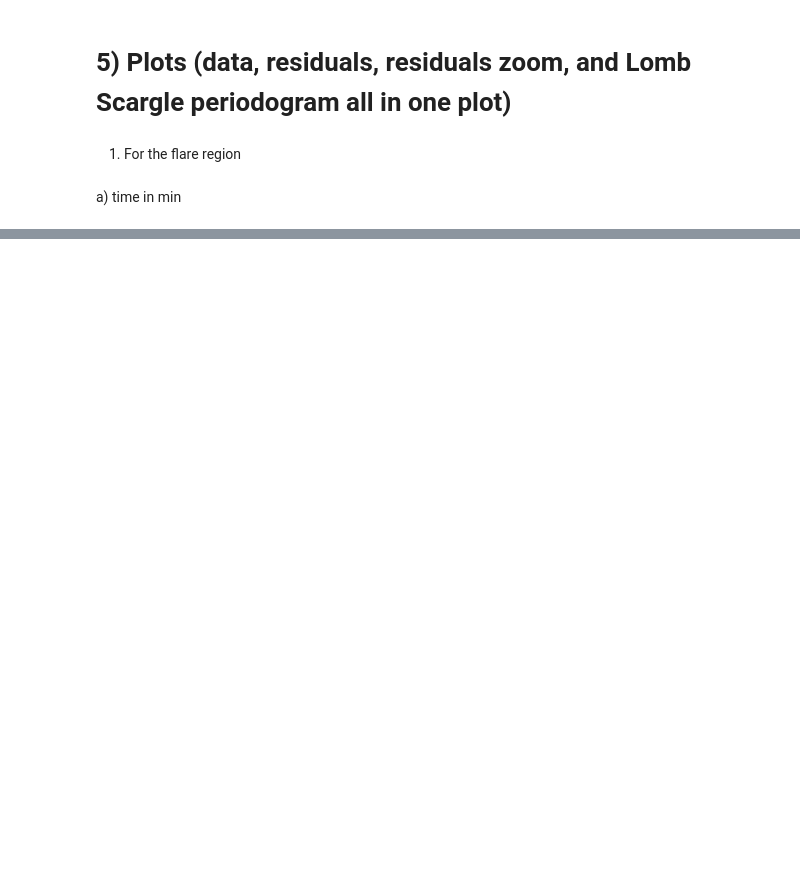
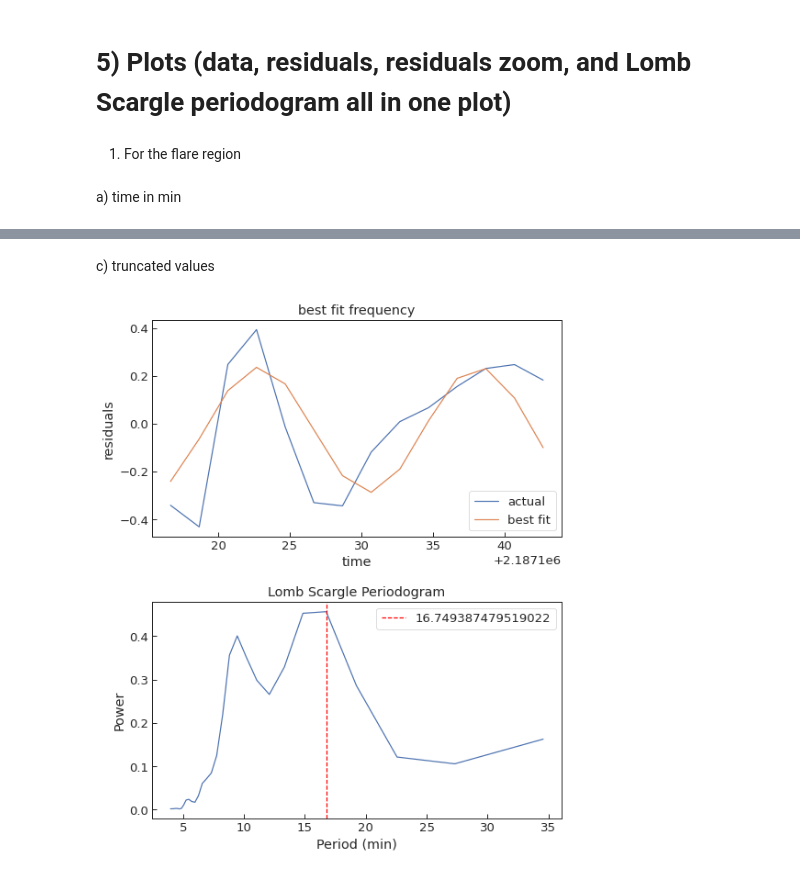
Before and after one commit to Prachi-Rahate/Flare_Leaps, a Jupyter notebook: TIC_1403938/TIC_1403938_ns_25_july/TIC_1403938_ns_1flare/TIC_1403938_ns_final.ipynb, the cells around one changed output, grey strips where cells are left out. Drawn from its saved outputs; the diff is of its cells as text; code cells hidden in the pictures; blank space fills up the shorter version.

Commit message:
truncates

```diff
--- a/TIC_1403938/TIC_1403938_ns_25_july/TIC_1403938_ns_1flare/TIC_1403938_ns_final.ipynb
+++ b/TIC_1403938/TIC_1403938_ns_25_july/TIC_1403938_ns_1flare/TIC_1403938_ns_final.ipynb
@@ -382,0 +475,2 @@ plt.subplots_adjust(hspace=0.3)
+# %% [markdown]
+c) truncated values
@@ -382,0 +481,65 @@ plt.subplots_adjust(hspace=0.3)
+# %%
+time = file["time"]
+flux = file["flux"]
+residuals = file ["residuals"]
+model = file["model"]
+
+t_start = 1518.8310276235154
+t_end = 1518.849083613405355
+# %%
+ind = np.where((time >= t_start) & (time <= t_end))
+
+time1 = time[ind]
+flux1 = flux[ind]
+residuals1 = residuals[ind]
+model1= model[ind]
+
+time_in_days = (1/100)*u.day
+time_in_days.to(u.min)
+time1_days = time1*u.day
+time_min = time1_days.to(u.min).value
+# %%
+fig,(ax4,ax5) = plt.subplots(2,1, figsize = (8,10))
+
+#4) Best frequency
+frequency, power = LombScargle(time_min, residuals1).autopower()#(nyquist_factor = 1)
+best_frequency = frequency[np.argmax(power)]
+t_fit = time_min
+ls = LombScargle(time_min, residuals1)
+y_fit = ls.model(t_fit, best_frequency)
+ax4.plot(time_min,residuals1, label = "actual")
+ax4.plot(t_fit, y_fit, label = "best fit")
+ax4.title.set_text("best fit frequency")
+ax4.set_xlabel("time")
+ax4.set_ylabel("residuals")
+ax4.legend()
+
+
+
+#5) lomb scargle applied
+min_period = 4  #for having in minutes
+#min_period =(4/60/24.)in days; 4 min converted into days; determined by Nyquist frequency because of TESS 2 min cadence
+
+max_period = 2 * 0.012 *1440 #for converting into min multiplied by 1440
+#max_period = 2 * FWHM #in days; twice the FWHM of the flare to automatise it (edited)
+
+#And then you just convert it and feed it into autopower
+minimum_frequency=1./max_period
+maximum_frequency=1./min_period
+frequency, power = LombScargle(time_min, residuals1).autopower(minimum_frequency=minimum_frequency, maximum_frequency=maximum_frequency)
+#frequency, power = LombScargle(time_2, residuals_2).autopower(nyquist_factor = 1)#(maximum_frequency=100)
+#ax5.plot(frequency,np.abs(power))
+ax5.plot(1/frequency,np.abs(power))
+ax5.title.set_text("Lomb Scargle Periodogram")
+ax5.set_xlabel("Period (min)")
+ax5.set_ylabel("Power")
+
+# marking lines on lomb scargle plot
+max_power = max(power)  # Find the maximum y value
+max_period = 1/frequency[power.argmax()] #Find the x value corresponding to the max y value
+plt.axvline(x=max_period, color = "red", linestyle = "--", label = max_period)
+plt.legend()
+
+plt.subplots_adjust(hspace=0.3)
+# %% [output]
+[figure, added]
```
Also changed, not shown: parts of 7 cells of this notebook, 31 other files.
